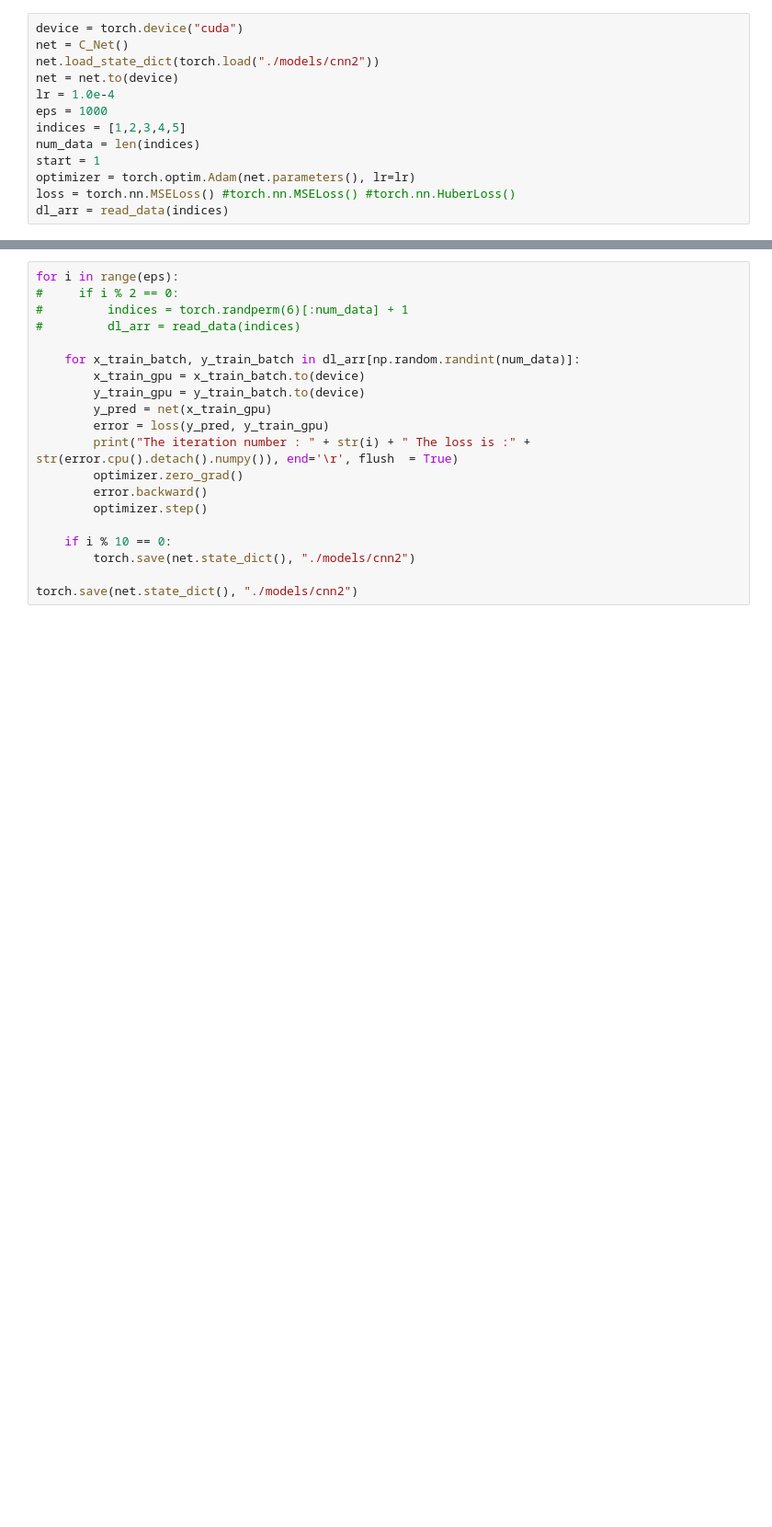
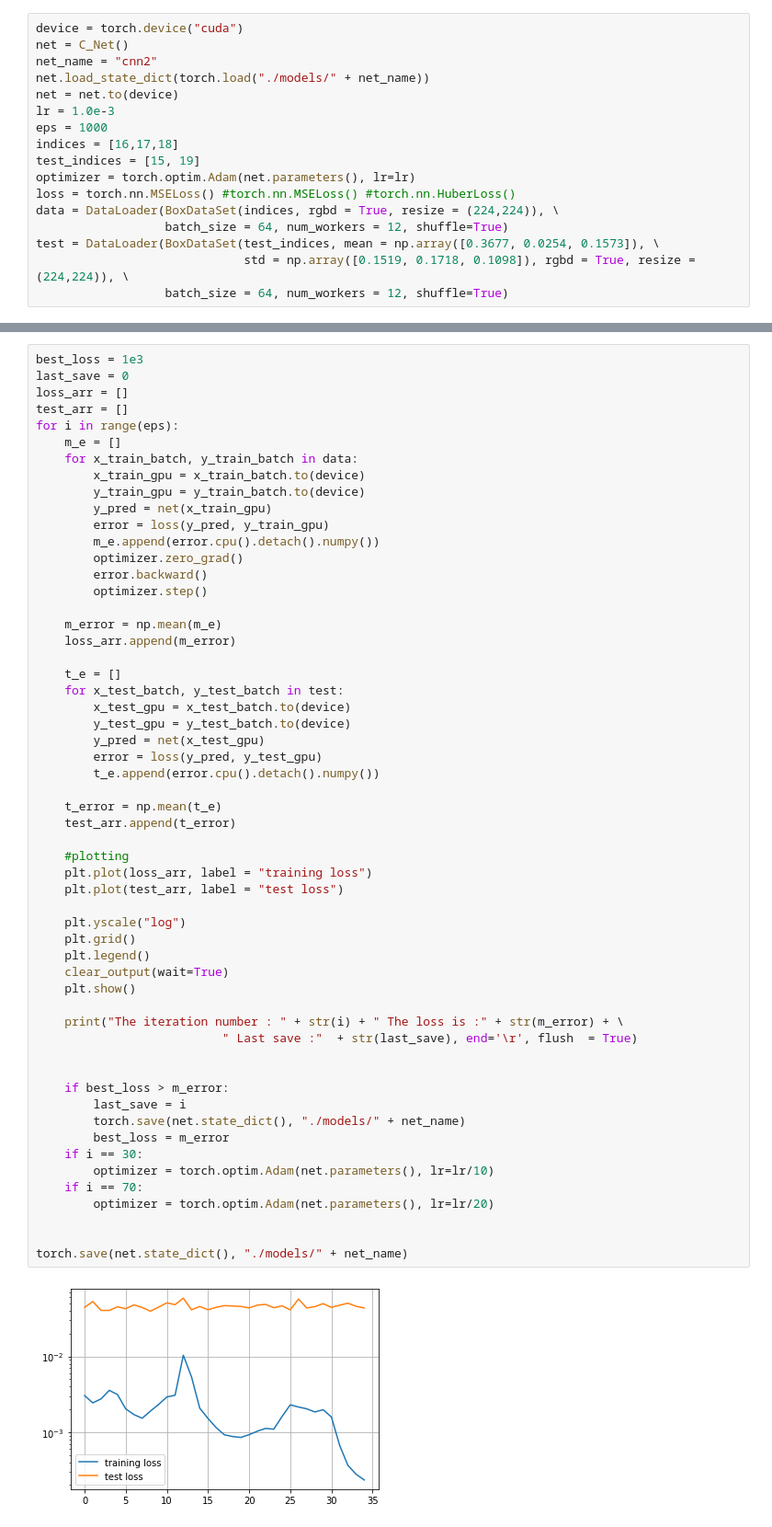
Before and after one commit to machines-in-motion/ioc_qp, a Jupyter notebook: vision/object_tracking.ipynb, the cells around one changed output, grey strips where cells are left out. Shown at 92% size. Drawn from its saved outputs; the diff is of its cells as text; blank space fills up the shorter version.

```diff
--- a/vision/object_tracking.ipynb
+++ b/vision/object_tracking.ipynb
@@ -114,14 +149,18 @@ def read_data(indices):
 # %%
 device = torch.device("cuda")
 net = C_Net()
-net.load_state_dict(torch.load("./models/cnn2"))
+net_name = "cnn2"
+net.load_state_dict(torch.load("./models/" + net_name))
 net = net.to(device)
-lr = 1.0e-4
+lr = 1.0e-3
 eps = 1000
-indices = [1,2,3,4,5]
-num_data = len(indices)
-start = 1
+indices = [16,17,18]
+test_indices = [15, 19]
 optimizer = torch.optim.Adam(net.parameters(), lr=lr)
 loss = torch.nn.MSELoss() #torch.nn.MSELoss() #torch.nn.HuberLoss()
-dl_arr = read_data(indices)
+data = DataLoader(BoxDataSet(indices, rgbd = True, resize = (224,224)), \
+                  batch_size = 64, num_workers = 12, shuffle=True)
+test = DataLoader(BoxDataSet(test_indices, mean = np.array([0.3677, 0.0254, 0.1573]), \
+                             std = np.array([0.1519, 0.1718, 0.1098]), rgbd = True, resize = (224,224)), \
+                  batch_size = 64, num_workers = 12, shuffle=True)
 # %% [output]
@@ -129,21 +169,58 @@ loading 5
 # %%
+best_loss = 1e3
+last_save = 0
+loss_arr = []
+test_arr = []
 for i in range(eps):
-#     if i % 2 == 0:
-#         indices = torch.randperm(6)[:num_data] + 1
-#         dl_arr = read_data(indices)
-
-    for x_train_batch, y_train_batch in dl_arr[np.random.randint(num_data)]:
+    m_e = []
+    for x_train_batch, y_train_batch in data:
         x_train_gpu = x_train_batch.to(device)
         y_train_gpu = y_train_batch.to(device)
         y_pred = net(x_train_gpu)
         error = loss(y_pred, y_train_gpu)
-        print("The iteration number : " + str(i) + " The loss is :" + str(error.cpu().detach().numpy()), end='\r', flush  = True)
+        m_e.append(error.cpu().detach().numpy())
         optimizer.zero_grad()
         error.backward()
         optimizer.step()
 
-    if i % 10 == 0:
-        torch.save(net.state_dict(), "./models/cnn2")
+    m_error = np.mean(m_e)
+    loss_arr.append(m_error)
 
-torch.save(net.state_dict(), "./models/cnn2")
+    t_e = []
+    for x_test_batch, y_test_batch in test:
+        x_test_gpu = x_test_batch.to(device)
+        y_test_gpu = y_test_batch.to(device)
+        y_pred = net(x_test_gpu)
+        error = loss(y_pred, y_test_gpu)
+        t_e.append(error.cpu().detach().numpy())
+
+    t_error = np.mean(t_e)
+    test_arr.append(t_error)
+
+    #plotting
+    plt.plot(loss_arr, label = "training loss")
+    plt.plot(test_arr, label = "test loss")
+
+    plt.yscale("log")
+    plt.grid()
+    plt.legend()
+    clear_output(wait=True)
+    plt.show()
+
+    print("The iteration number : " + str(i) + " The loss is :" + str(m_error) + \
+                          " Last save :"  + str(last_save), end='\r', flush  = True)
+
+
+    if best_loss > m_error:
+        last_save = i
+        torch.save(net.state_dict(), "./models/" + net_name)
+        best_loss = m_error
+    if i == 30:
+        optimizer = torch.optim.Adam(net.parameters(), lr=lr/10)
+    if i == 70:
+        optimizer = torch.optim.Adam(net.parameters(), lr=lr/20)
+
+
+torch.save(net.state_dict(), "./models/" + net_name)
 # %% [output]
+[figure, added]
```
Also changed, not shown: parts of 13 cells of this notebook, 5 other files.
